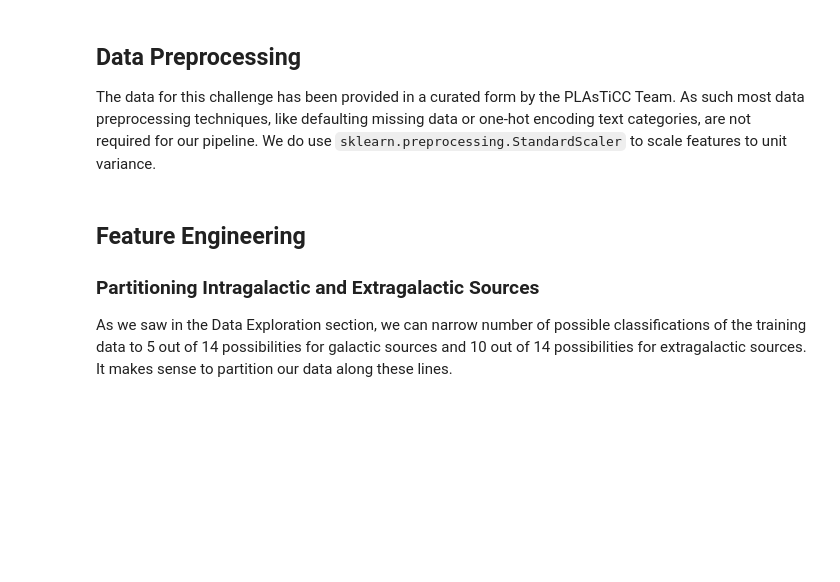
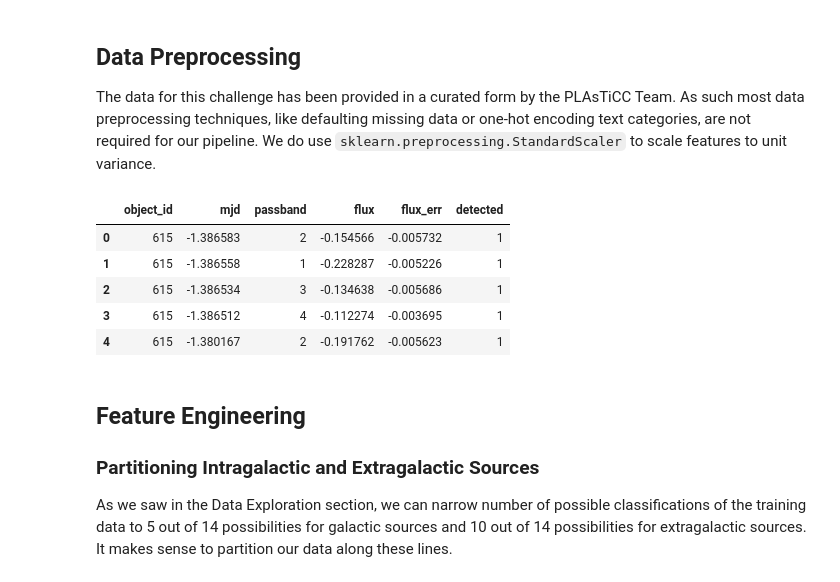
Before and after one commit to danielbank/PLAsTiCC, a Jupyter notebook: report/report.ipynb, the cells around one changed output. Cells and saved outputs as stored; diff of their text form; code cells hidden in the pictures; blank space fills up the shorter version.

```diff
--- a/report/report.ipynb
+++ b/report/report.ipynb
@@ -259,6 +282,17 @@ When designing my classifier, I will generate a similar confusion matrix so that
 ## Data Preprocessing
 
 The data for this challenge has been provided in a curated form by the PLAsTiCC Team.  As such most data preprocessing techniques, like defaulting missing data or one-hot encoding text categories, are not required for our pipeline.  We do use `sklearn.preprocessing.StandardScaler` to scale features to unit variance.
+# %%
+scaler = StandardScaler()
+train_series[['mjd', 'flux', 'flux_err']] = scaler.fit_transform(train_series[['mjd', 'flux', 'flux_err']])
+train_series.head()
+# %% [output]
+|  | object_id | mjd | passband | flux | flux_err | detected |
+| 0 | 615 | -1.386583 | 2 | -0.154566 | -0.005732 | 1 |
+| 1 | 615 | -1.386558 | 1 | -0.228287 | -0.005226 | 1 |
+| 2 | 615 | -1.386534 | 3 | -0.134638 | -0.005686 | 1 |
+| 3 | 615 | -1.386512 | 4 | -0.112274 | -0.003695 | 1 |
+| 4 | 615 | -1.380167 | 2 | -0.191762 | -0.005623 | 1 |
 # %% [markdown]
 ## Feature Engineering
 
```
Also changed, not shown: parts of 2 cells of this notebook.
